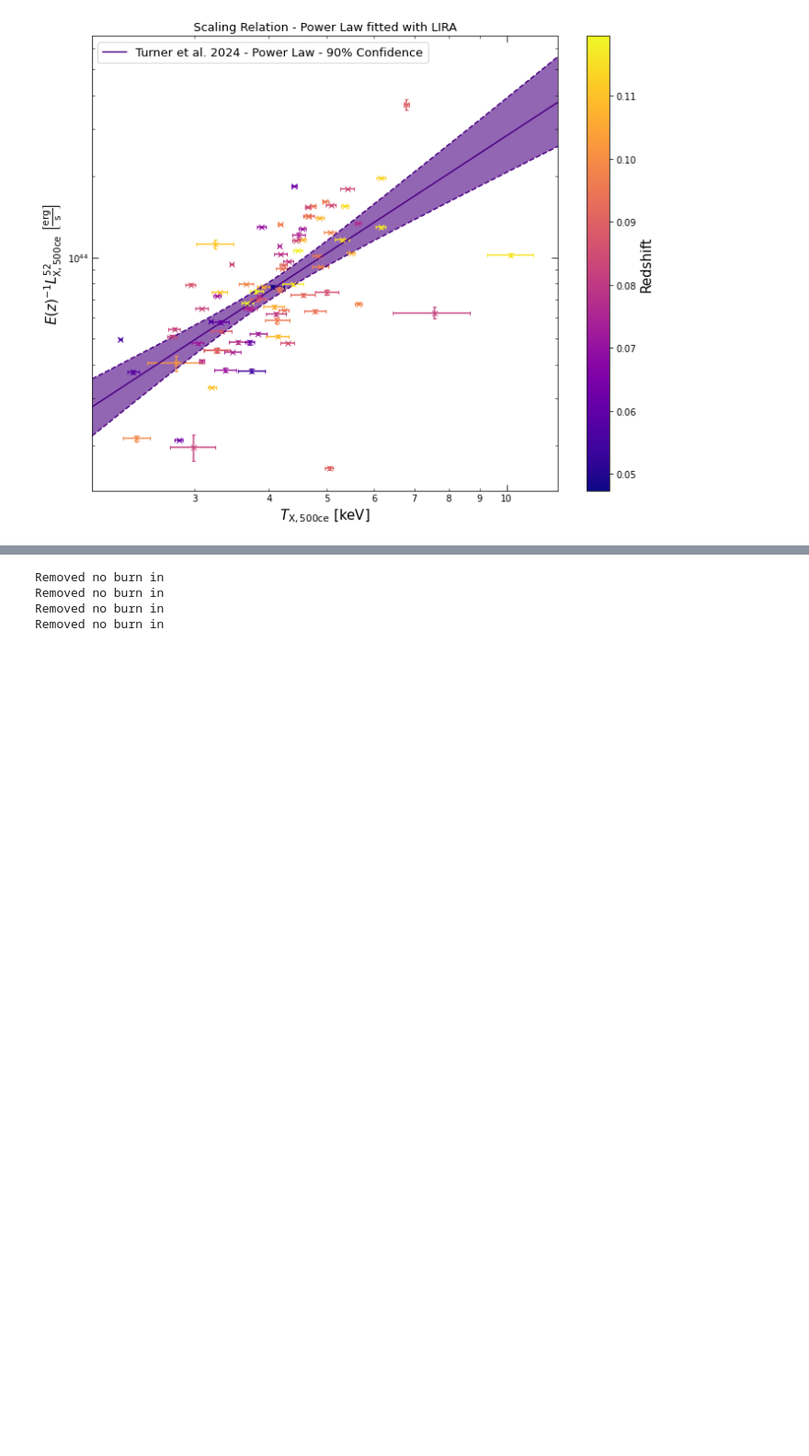
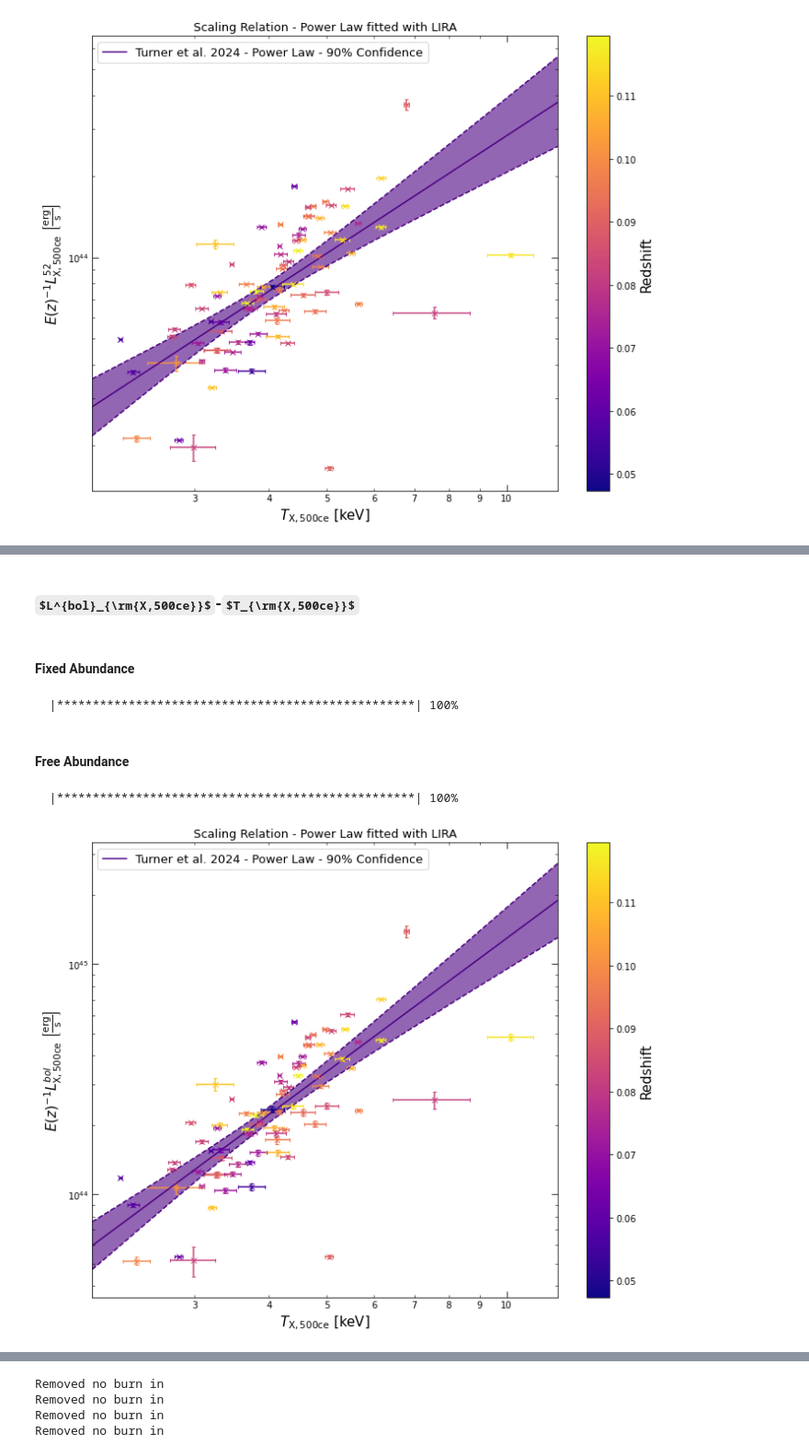
Before and after one commit to LoVoCCS/X-LoVoCCS-Analyses, a Jupyter notebook: notebooks/scaling_relations/luminosity_temperature.ipynb, the cells around one changed output, grey strips where cells are left out. Shown at 92% size. Drawn from its saved outputs; the diff is of its cells as text; code cells hidden in the pictures; some formulas as TeX source; blank space fills up the shorter version.

```diff
--- a/notebooks/scaling_relations/luminosity_temperature.ipynb
+++ b/notebooks/scaling_relations/luminosity_temperature.ipynb
@@ -168,0 +203,42 @@ lx52_tx_r500ce_metfree.view()
+# %% [markdown]
+### $L^{bol}_{\rm{X,500ce}}$-$T_{\rm{X,500ce}}$
+# %% [markdown]
+#### Fixed Abundance
+# %%
+lx = Quantity(res500[['Lx500ce_0.01-100.0', 'Lx500ce_0.01-100.0-', 'Lx500ce_0.01-100.0+']].values,
+              'erg/s')*inv_e[..., None]
+tx = Quantity(res500[['Tx500ce', 'Tx500ce-', 'Tx500ce+']].values, 'keV')
+
+lxbol_tx_r500ce_metfix = scaling_relation_lira(lx[:, 0], lx[:, 1:], tx[:, 0], tx[:, 1:], lxbol_norm, tx_norm,
+                                              y_name=r'$E(z)^{-1}L^{bol}_{\rm{X,500ce}}$',
+                                              x_name=r'$T_{\rm{X,500ce}}$',
+                                              dim_hubb_ind=-1, point_names=names, third_dim_info=zs,
+                                              third_dim_name='Redshift',
+                                               y_en_bounds=Quantity([0.01, 100.0], 'keV'))
+lxbol_tx_r500ce_metfix.author = "Turner et al."
+lxbol_tx_r500ce_metfix.model_colour = "seagreen"
+lxbol_tx_r500ce_metfix.name = r"X-LoVoCCS $R_{500ce}$ Met-Fixed"
+# %% [output]
+  |**************************************************| 100%
+# %% [markdown]
+#### Free Abundance
+# %%
+lx = Quantity(res500_metfree[['Lx500ce_0.01-100.0', 'Lx500ce_0.01-100.0-', 'Lx500ce_0.01-100.0+']].values,
+              'erg/s')*inv_e[..., None]
+tx = Quantity(res500_metfree[['Tx500ce', 'Tx500ce-', 'Tx500ce+']].values, 'keV')
+
+lxbol_tx_r500ce_metfree = scaling_relation_lira(lx[:, 0], lx[:, 1:], tx[:, 0], tx[:, 1:], lxbol_norm, tx_norm,
+                                                y_name=r'$E(z)^{-1}L^{bol}_{\rm{X,500ce}}$',
+                                                x_name=r'$T_{\rm{X,500ce}}$',
+                                                dim_hubb_ind=-1, point_names=names, third_dim_info=zs,
+                                                third_dim_name='Redshift',
+                                                y_en_bounds=Quantity([0.01, 100.0], 'keV'))
+lxbol_tx_r500ce_metfree.author = "Turner et al."
+lxbol_tx_r500ce_metfree.model_colour = "indigo"
+lxbol_tx_r500ce_metfree.name = r"X-LoVoCCS $R_{500ce}$ Met-Free"
+# %% [output]
+  |**************************************************| 100%
+# %%
+lxbol_tx_r500ce_metfree.view()
+# %% [output]
+[figure, added]
```
Also changed, not shown: parts of 17 cells of this notebook.
